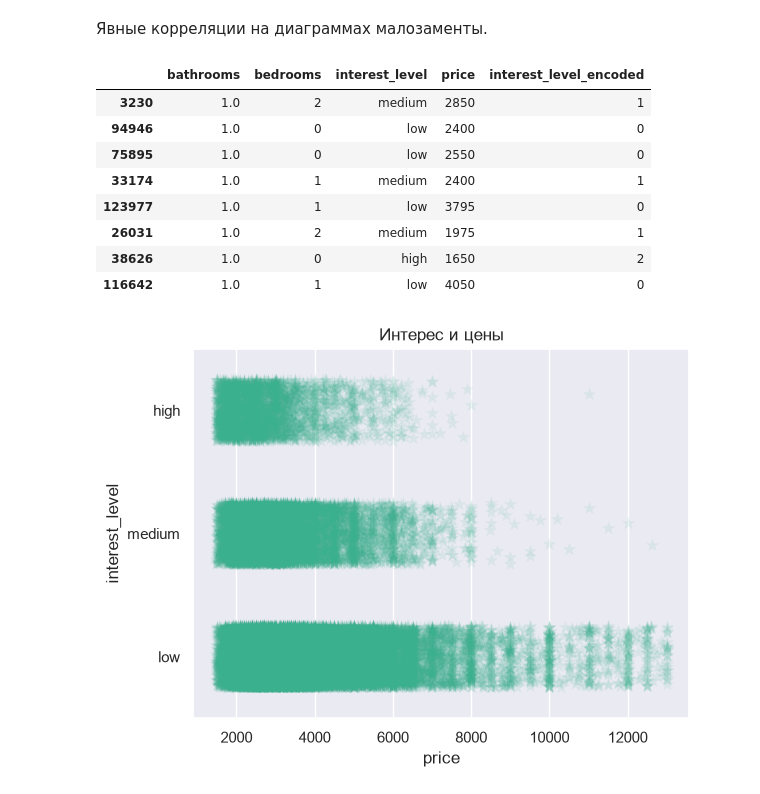
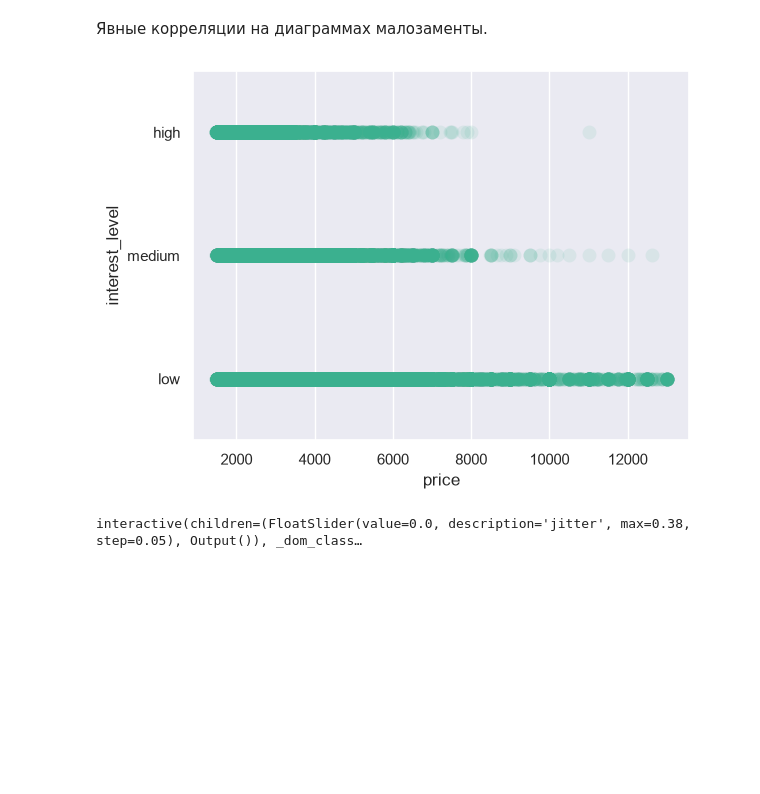
Before and after one commit to giperadmin/intro_in_ml_1, a Jupyter notebook: ML1_Introduction_jacquieb.ipynb, the cells around one changed output. Saved outputs shown, nothing was run; the diff lists cells and outputs as text; code cells hidden in the pictures; blank space fills up the shorter version.

```diff
--- a/ML1_Introduction_jacquieb.ipynb
+++ b/ML1_Introduction_jacquieb.ipynb
@@ -63,13 +63,14 @@ from sklearn.metrics import mean_absolute_error, mean_squared_error
 
 import lightgbm as lgb
 
-from ipywidgets import interact, IntSlider
+from ipywidgets import interactive
 
 warnings.filterwarnings("ignore") # Скрыть предупреждения
-sns.set_theme(style="darkgrid", palette="Set2") # Сразу настроим фон и палитру для графиков
+# sns.set_theme(style="darkgrid", palette="Set2") # Сразу настроим фон и палитру для графиков
 pd.set_option("display.max_columns", 100) # — чтобы пандас все столбцы показывал всегда (до сотни)
 print('все библиотеки импортированы')
 
+
 rs=21 # параметр для random state
 # %% [output]
 CPU times: total: 0 ns
@@ -596,24 +514,27 @@ Text(0.5, 1.0, 'количество комнат и цена')
 # %% [markdown]
 Явные корреляции на диаграммах малозаменты.
 # %%
-filtered_data.sample(n=8, random_state=rs)
+
+sns.stripplot(data=filtered_data,
+              y="interest_level",
+              x="price",
+              order=["high", "medium", "low"],
+              alpha=0.1, size=10, jitter=0,
+              # marker='*'
+             );
 # %% [output]
-|  | bathrooms | bedrooms | interest_level | price | interest_level_encoded |
-| 3230 | 1.0 | 2 | medium | 2850 | 1 |
-| 94946 | 1.0 | 0 | low | 2400 | 0 |
-| 75895 | 1.0 | 0 | low | 2550 | 0 |
-| 33174 | 1.0 | 1 | medium | 2400 | 1 |
-| 123977 | 1.0 | 1 | low | 3795 | 0 |
-| 26031 | 1.0 | 2 | medium | 1975 | 1 |
-| 38626 | 1.0 | 0 | high | 1650 | 2 |
-| 116642 | 1.0 | 1 | low | 4050 | 0 |
+[figure, added]
 # %%
-sns.stripplot(data=filtered_data,
-              y="interest_level",
-              x="price",
-              order=["high", "medium", "low"],
-              alpha=0.1, size=10, jitter=0.25, marker='*'
-             )
-plt.title("Интерес и цены");
+def jitter_widjet(jitter=0.0):
+
+    sns.stripplot(data=filtered_data,
+                  y="interest_level",
+                  x="price",
+                  order=["high", "medium", "low"],
+                  alpha=0.1, size=10, jitter=jitter,
+                  # marker='*'
+                 )
-# %% [output]
-[figure, removed]
+# %%
+interactive(jitter_widjet, jitter=(0, 0.38, 0.05))
+# %% [output]
+interactive(children=(FloatSlider(value=0.0, description='jitter', max=0.38, step=0.05), Output()), _dom_class…
```
Also changed, not shown: parts of 42 cells of this notebook.
